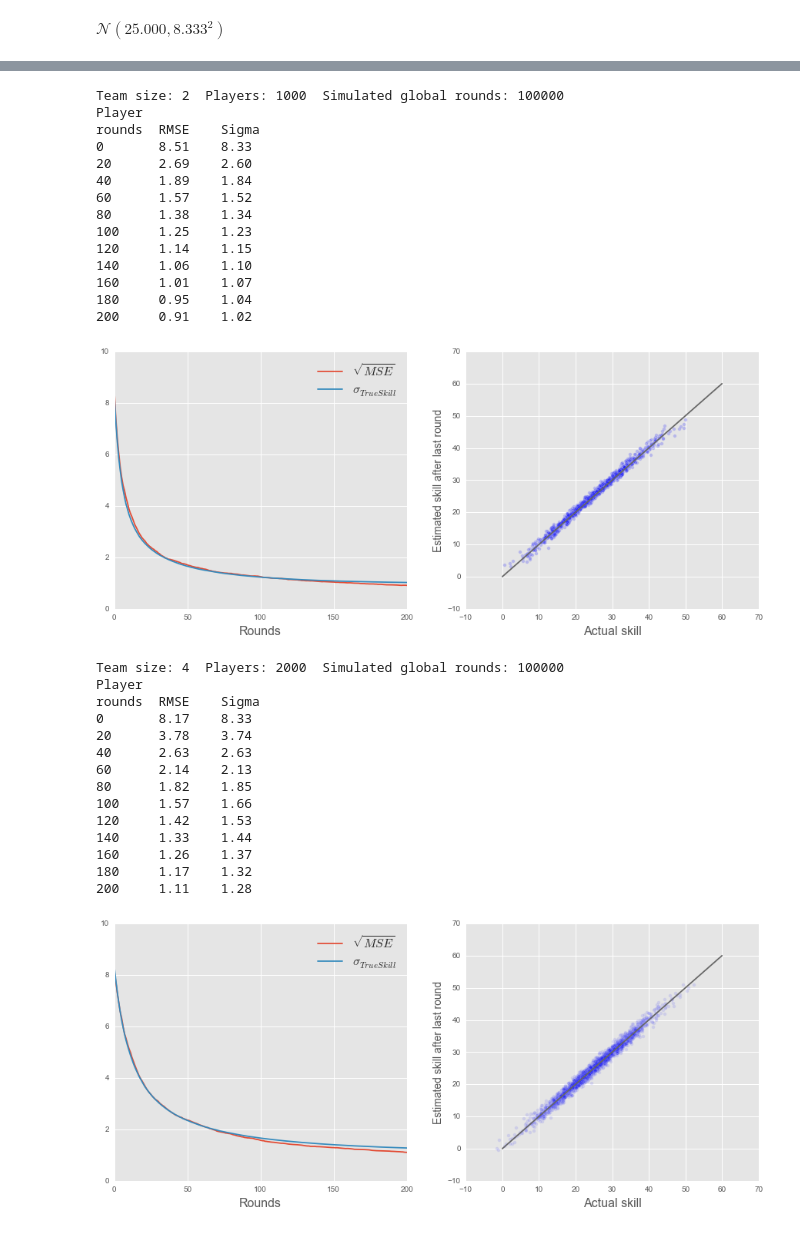
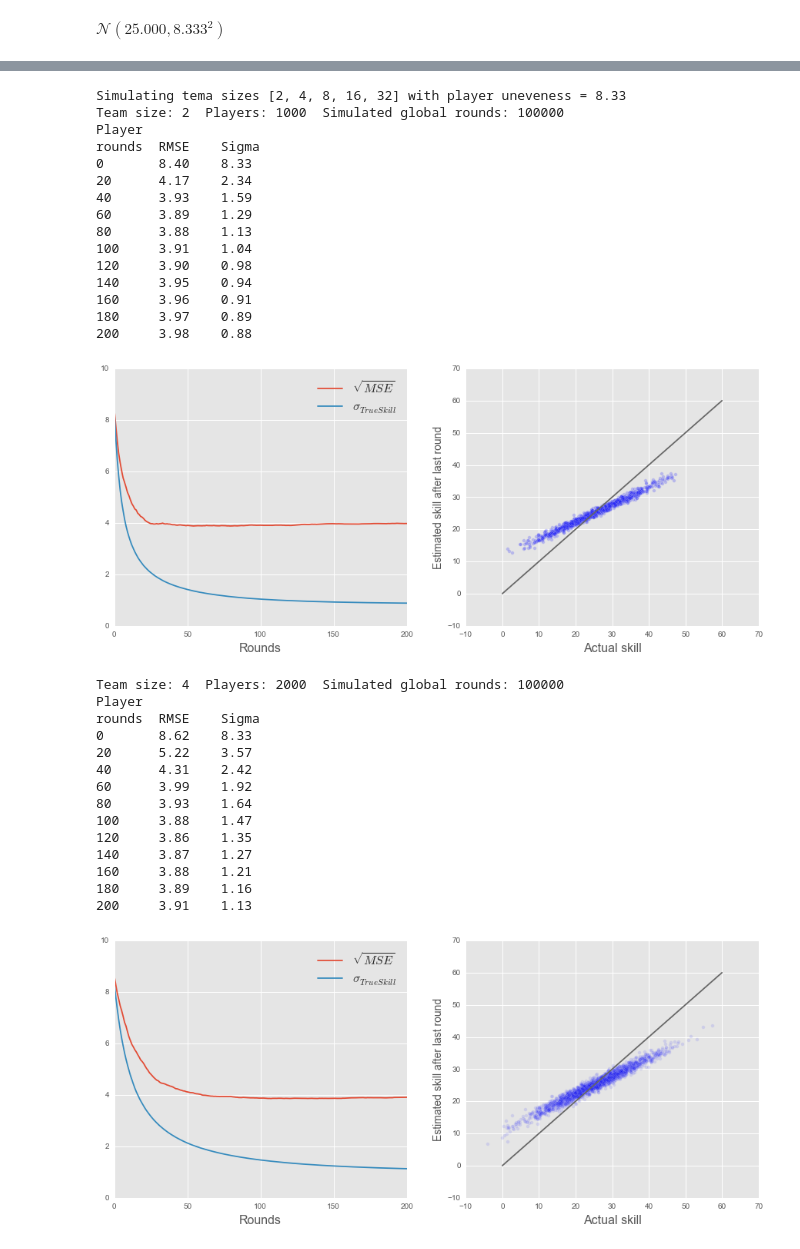
Before and after one commit to magnord/skill-lab, a Jupyter notebook: Skill.ipynb, the cells around one changed output, grey strips where cells are left out. Cells and saved outputs as stored; diff of their text form; code cells hidden in the pictures.

```diff
--- a/Skill.ipynb
+++ b/Skill.ipynb
@@ -27,3 +28,6 @@ _ = plt.hist(create_player_skills(25, 25/3, 10000), bins=30)
+# %%
+# half of one std deviation (i.e. 25/6) in difference between players equals ~80% win chance
+player_uneveness = 25/3
 # %%
 def create_initial_player_ratings(n):
     return np.array([ts.Rating() for x in range(n)])
@@ -31,7 +35,6 @@ def create_initial_player_ratings(n):
 def simulate_round_with_teams(team1, team2, player_skills, ratings):
 
     # Simple simulation of game round between team 1 and team 2
-    player_uneveness = 25/6 # half of one std deviation in difference between players equals ~80% win chance
     t1_skill_sum = (player_skills[team1] + np.random.normal(0, player_uneveness, len(team1))).sum()
     t2_skill_sum = (player_skills[team2] + np.random.normal(0, player_uneveness, len(team2))).sum()
 
@@ -164,53 +167,57 @@ def plot_summary(final_rmses, final_skill_sigmas):
 # %%
 # Run the simulation
 final_rmses = {}
 final_skill_sigmas = {}
 plt.style.use('ggplot')
+team_sizes = [2, 4, 8, 16, 32]
+
+print('Simulating team sizes %r with player uneveness = %.2f' % (team_sizes, player_uneveness))
 
 # Simulate different team sizes
-for team_size in [2, 4, 8, 16, 32]:
+for team_size in team_sizes:
     player_skills, ratings, rmses, skill_sigmas = simulate(team_size = team_size, player_rounds = 200)
 
     # Save simulation results for this team size
     final_rmses[team_size] = rmses
     final_skill_sigmas[team_size] = skill_sigmas
 
     # Plot results for this team size
     plot_results(player_skills, ratings, rmses, skill_sigmas)
 
 # Summary plots containing all team sizes
 plot_summary(final_rmses, final_skill_sigmas)
 # %% [output]
+Simulating tema sizes [2, 4, 8, 16, 32] with player uneveness = 8.33
 Team size: 2  Players: 1000  Simulated global rounds: 100000
 Player
 rounds  RMSE    Sigma
-0       8.51    8.33
-20      2.69    2.60
-40      1.89    1.84
-60      1.57    1.52
-80      1.38    1.34
-100     1.25    1.23
-120     1.14    1.15
-140     1.06    1.10
-160     1.01    1.07
-180     0.95    1.04
-200     0.91    1.02
+0       8.40    8.33
+20      4.17    2.34
+40      3.93    1.59
+60      3.89    1.29
+80      3.88    1.13
+100     3.91    1.04
+120     3.90    0.98
+140     3.95    0.94
+160     3.96    0.91
+180     3.97    0.89
+200     3.98    0.88
-[figure, old version]
+[figure, new version]
 Team size: 4  Players: 2000  Simulated global rounds: 100000
 Player
 rounds  RMSE    Sigma
-0       8.17    8.33
-20      3.78    3.74
-40      2.63    2.63
-60      2.14    2.13
-80      1.82    1.85
-100     1.57    1.66
-120     1.42    1.53
-140     1.33    1.44
-160     1.26    1.37
-180     1.17    1.32
-200     1.11    1.28
+0       8.62    8.33
+20      5.22    3.57
+40      4.31    2.42
+60      3.99    1.92
+80      3.93    1.64
+100     3.88    1.47
+120     3.86    1.35
+140     3.87    1.27
+160     3.88    1.21
+180     3.89    1.16
+200     3.91    1.13
-[figure, old version]
+[figure, new version]
 Team size: 8  Players: 4000  Simulated global rounds: 100000
 Player
 rounds  RMSE    Sigma
```
Also changed, not shown: parts of 2 cells of this notebook, 1 other file.
